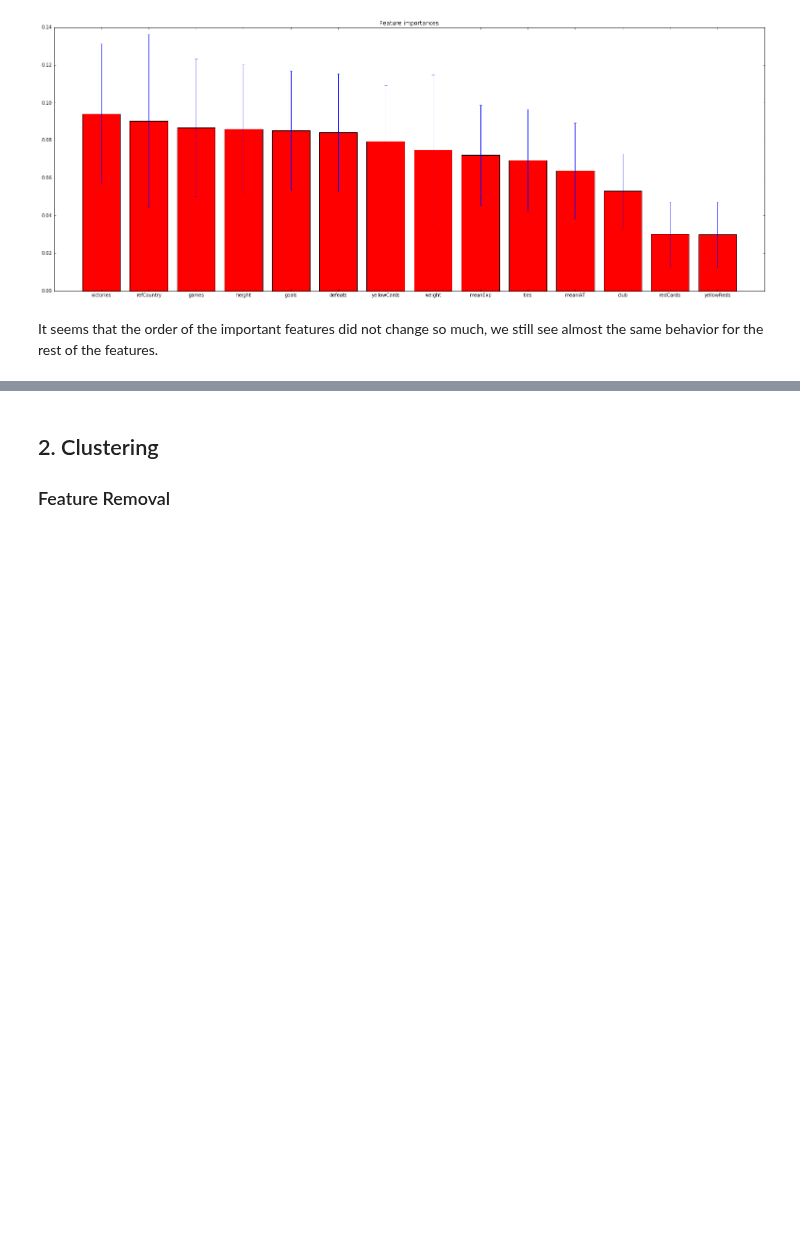
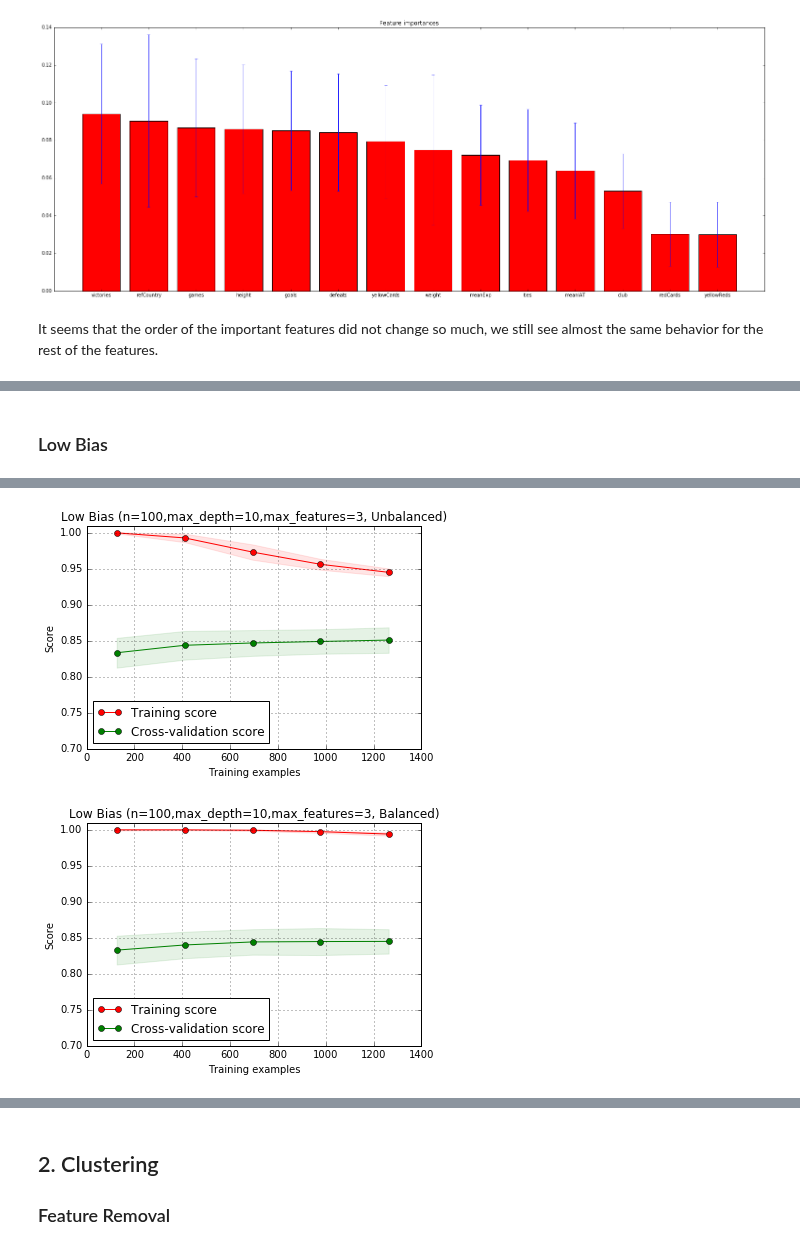
Before and after one commit to kirtanp/ADA-EPFL-2016, a Jupyter notebook: Lab4/soccer_race.ipynb, the cells around one changed output, grey strips where cells are left out. Saved outputs shown, nothing was run; the diff lists cells and outputs as text; code cells hidden in the pictures; blank space fills up the shorter version.

```diff
--- a/Lab4/soccer_race.ipynb
+++ b/Lab4/soccer_race.ipynb
@@ -577,0 +582,18 @@ Learning Curves: Cross Validation
+# %% [markdown]
+### Low Bias
+# %%
+# Cross validation with 100 iterations to obtain smoother curves
+cv = ShuffleSplit(n_splits=100, test_size=0.2, random_state=0)
+
+# Plot 1
+# ------------------------------------
+title = "Low Bias (n=100,max_depth=10,max_features=3, Unbalanced)" # *Optimal parameters is determined in code in Section 1
+estimator = RandomForestClassifier(n_estimators=100,max_depth=10,max_features=3) # the one used above
+plot_learning_curve(estimator, title, x, y, ylim=(0.7, 1.01), cv=cv, n_jobs=4)
+
+# Plot 2
+# ------------------------------------
+title = "Low Bias (n=100,max_depth=10,max_features=3, Balanced)"
+estimator = rfc=RandomForestClassifier(n_estimators=100,max_depth=10,max_features=3,class_weight='balanced')
+plot_learning_curve(estimator, title, x, y, ylim=(0.7, 1.01), cv=cv, n_jobs=4)
+# %% [output]
@@ -577,0 +601,2 @@ Learning Curves: Cross Validation
+[figure, added]
+[figure, added]
```
Also changed, not shown: parts of 24 cells of this notebook, 1 other file.
